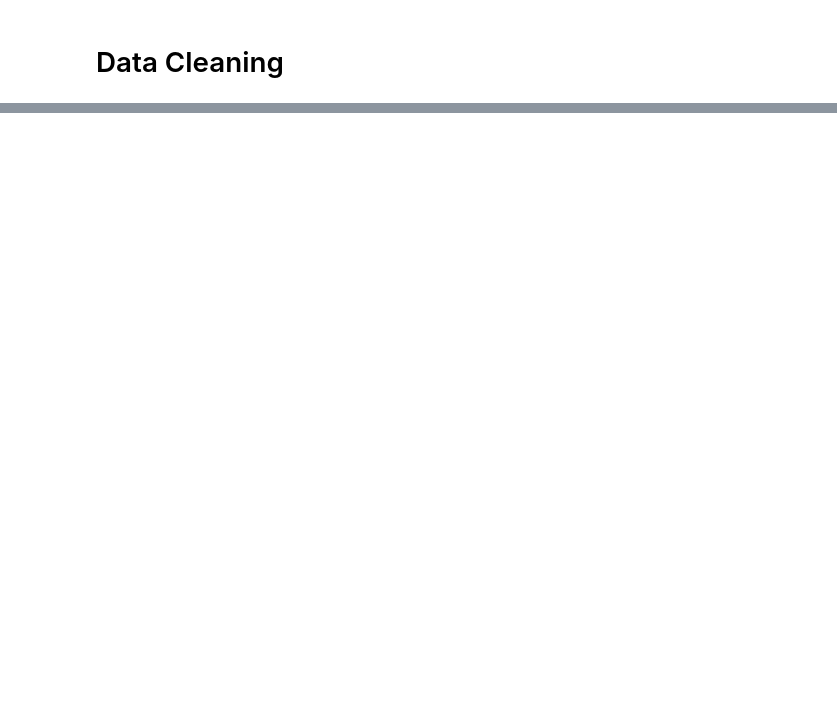
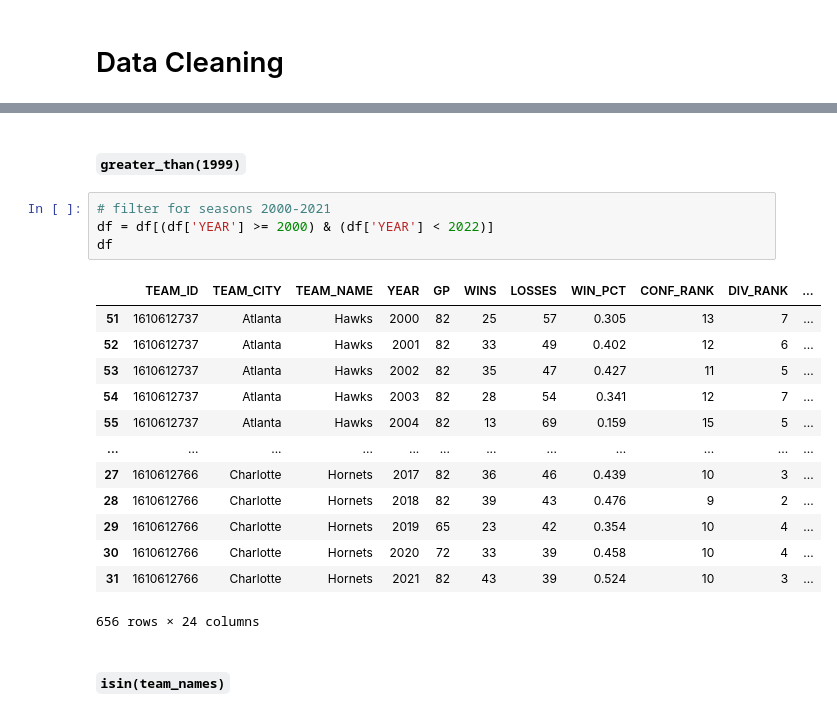
Before and after one commit to bzekeria/nba_3-pt_analysis, a Jupyter notebook: DataCheckpointGroup_018-Fa22.ipynb, the cells around one changed output, grey strips where cells are left out. Cells and saved outputs as stored; diff of their text form; blank space fills up the shorter version.

````diff
--- a/DataCheckpointGroup_018-Fa22.ipynb
+++ b/DataCheckpointGroup_018-Fa22.ipynb
@@ -262,0 +318,22 @@ f.write_text(yaml_schema)
+# %% [markdown]
+#### ```greater_than(1999)```
+# %%
+# filter for seasons 2000-2021
+df = df[(df['YEAR'] >= 2000) & (df['YEAR'] < 2022)]
+df
+# %% [output]
+|  | TEAM_ID | TEAM_CITY | TEAM_NAME | YEAR | GP | WINS | LOSSES | WIN_PCT | CONF_RANK | DIV_RANK | ... |
+| 51 | 1610612737 | Atlanta | Hawks | 2000 | 82 | 25 | 57 | 0.305 | 13 | 7 | ... |
+| 52 | 1610612737 | Atlanta | Hawks | 2001 | 82 | 33 | 49 | 0.402 | 12 | 6 | ... |
+| 53 | 1610612737 | Atlanta | Hawks | 2002 | 82 | 35 | 47 | 0.427 | 11 | 5 | ... |
+| 54 | 1610612737 | Atlanta | Hawks | 2003 | 82 | 28 | 54 | 0.341 | 12 | 7 | ... |
+| 55 | 1610612737 | Atlanta | Hawks | 2004 | 82 | 13 | 69 | 0.159 | 15 | 5 | ... |
+| ... | ... | ... | ... | ... | ... | ... | ... | ... | ... | ... | ... |
+| 27 | 1610612766 | Charlotte | Hornets | 2017 | 82 | 36 | 46 | 0.439 | 10 | 3 | ... |
+| 28 | 1610612766 | Charlotte | Hornets | 2018 | 82 | 39 | 43 | 0.476 | 9 | 2 | ... |
+| 29 | 1610612766 | Charlotte | Hornets | 2019 | 65 | 23 | 42 | 0.354 | 10 | 4 | ... |
+| 30 | 1610612766 | Charlotte | Hornets | 2020 | 72 | 33 | 39 | 0.458 | 10 | 4 | ... |
+| 31 | 1610612766 | Charlotte | Hornets | 2021 | 82 | 43 | 39 | 0.524 | 10 | 3 | ... |
+656 rows × 24 columns
+# %% [markdown]
+#### ```isin(team_names)```
````
Also changed, not shown: parts of 52 cells of this notebook.
